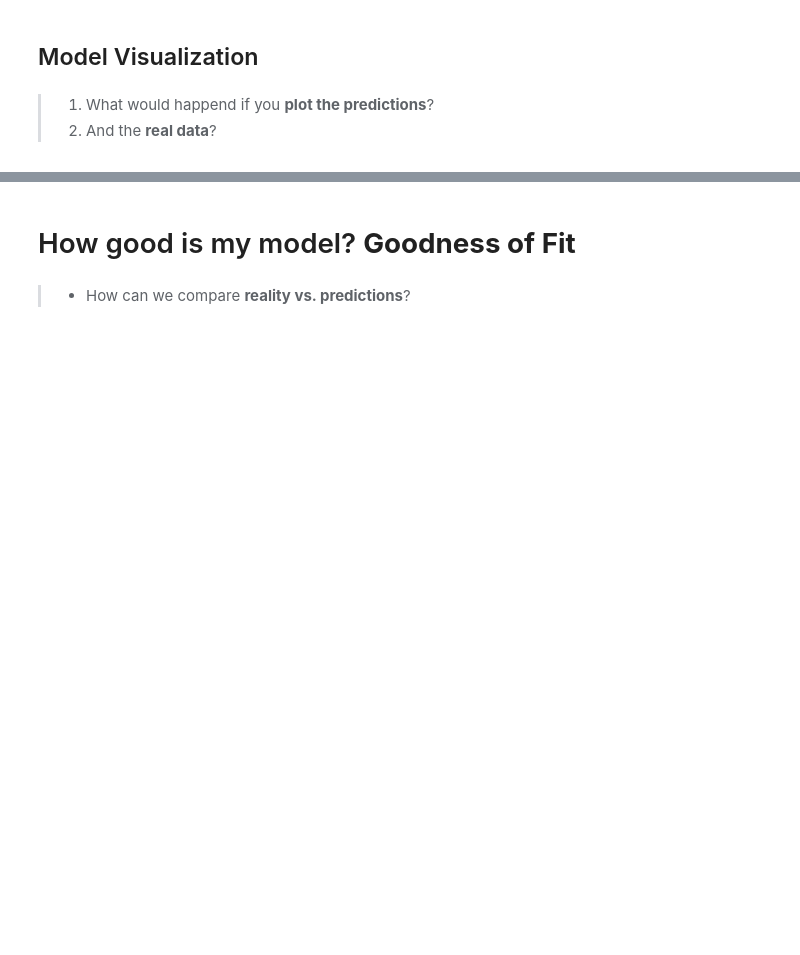
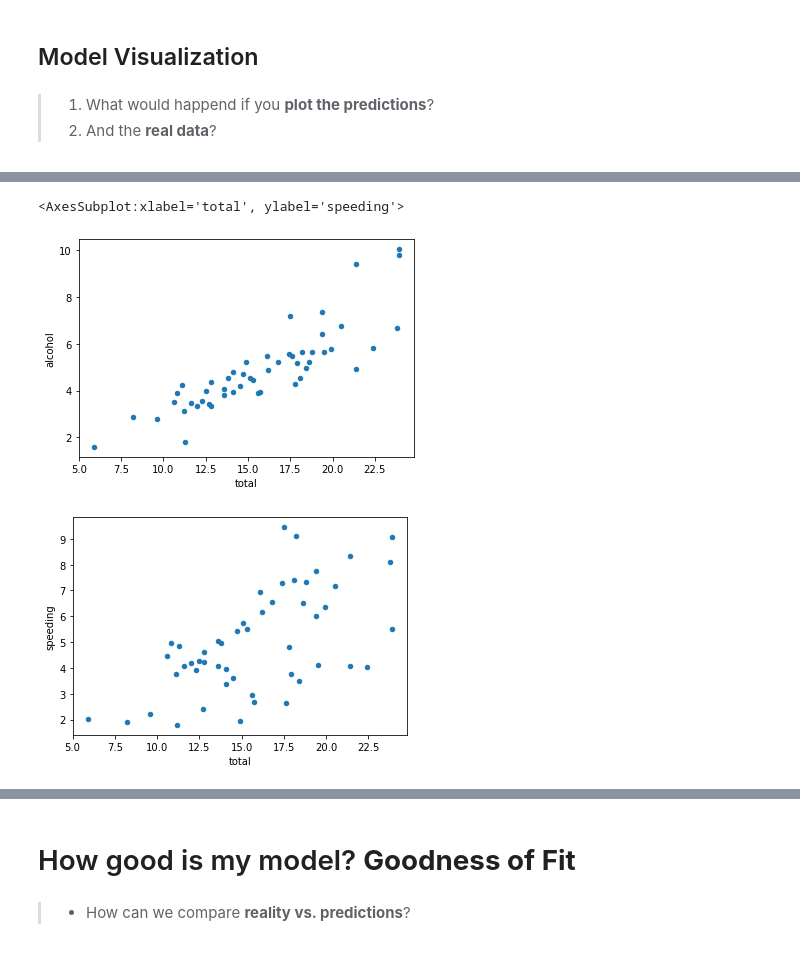
Before and after one commit to martgn/resolving-python-data-science, a Jupyter notebook: II Machine Learning & Deep Learning/01_Machine Learning & Linear Regression/01session_machine-learning-linear-regression.ipynb, the cells around one changed output, grey strips where cells are left out. Saved outputs shown, nothing was run; the diff lists cells and outputs as text; code cells hidden in the pictures; blank space fills up the shorter version.

```diff
--- a/II Machine Learning & Deep Learning/01_Machine Learning & Linear Regression/01session_machine-learning-linear-regression.ipynb
+++ b/II Machine Learning & Deep Learning/01_Machine Learning & Linear Regression/01session_machine-learning-linear-regression.ipynb
@@ -487,0 +484,7 @@ model.score(X=explanatory,y=target)
+# %%
+df.plot(x='total', y='alcohol', kind='scatter')
+df.plot(x='total', y='speeding', kind='scatter')
+# %% [output]
+<AxesSubplot:xlabel='total', ylabel='speeding'>
+[figure, added]
+[figure, added]
```
Also changed, not shown: parts of 65 cells of this notebook, 13 other files.
